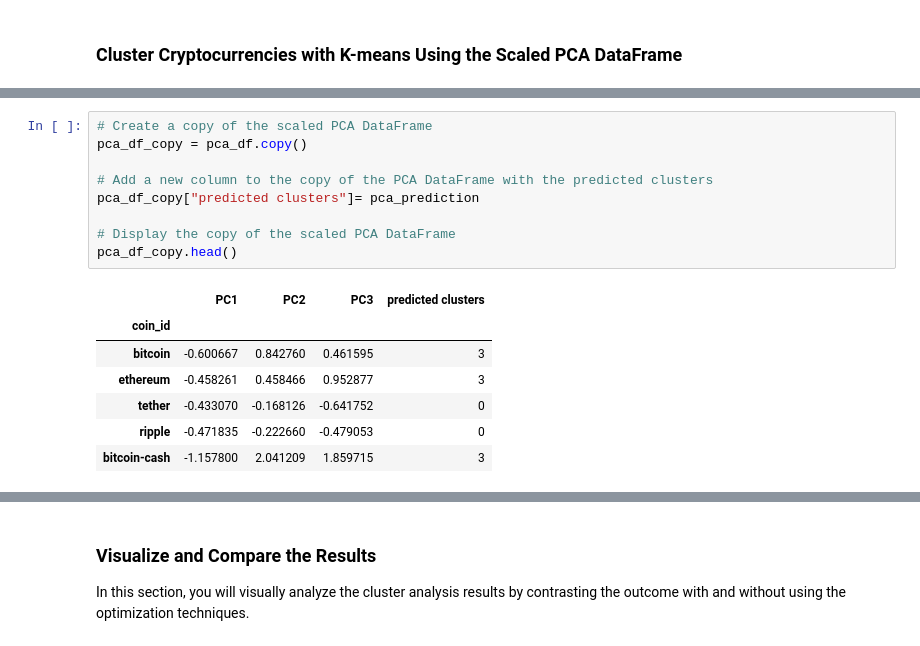
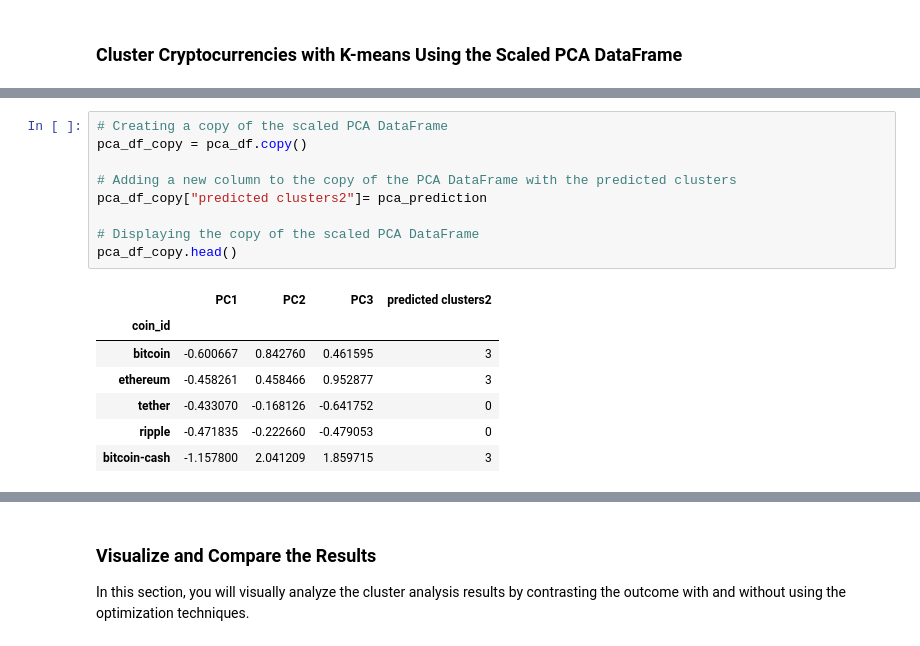
Before and after one commit to BinodGaihre/CryptoClustering, a Jupyter notebook: Crypto_Clustering.ipynb, the cells around one changed output, grey strips where cells are left out. Drawn from its saved outputs; the diff is of its cells as text.

```diff
--- a/Crypto_Clustering.ipynb
+++ b/Crypto_Clustering.ipynb
@@ -319,14 +321,14 @@ array([3, 3, 0, 0, 3, 3, 3, 3, 3, 0, 0, 0, 0, 3, 0, 3, 0, 0, 3, 0, 0, 3,
 # %%
-# Create a copy of the scaled PCA DataFrame
+# Creating a copy of the scaled PCA DataFrame
 pca_df_copy = pca_df.copy()
 
-# Add a new column to the copy of the PCA DataFrame with the predicted clusters
-pca_df_copy["predicted clusters"]= pca_prediction
+# Adding a new column to the copy of the PCA DataFrame with the predicted clusters
+pca_df_copy["predicted clusters2"]= pca_prediction
 
-# Display the copy of the scaled PCA DataFrame
+# Displaying the copy of the scaled PCA DataFrame
 pca_df_copy.head()
 # %% [output]
-|  | PC1 | PC2 | PC3 | predicted clusters |
+|  | PC1 | PC2 | PC3 | predicted clusters2 |
 | coin_id |  |  |  |  |
 | bitcoin | -0.600667 | 0.842760 | 0.461595 | 3 |
 | ethereum | -0.458261 | 0.458466 | 0.952877 | 3 |
```
Also changed, not shown: parts of 31 cells of this notebook.
